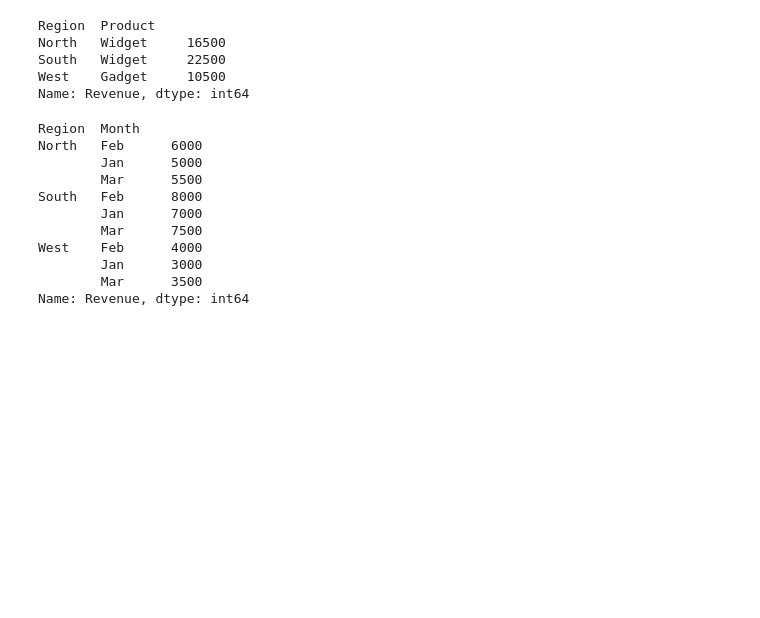
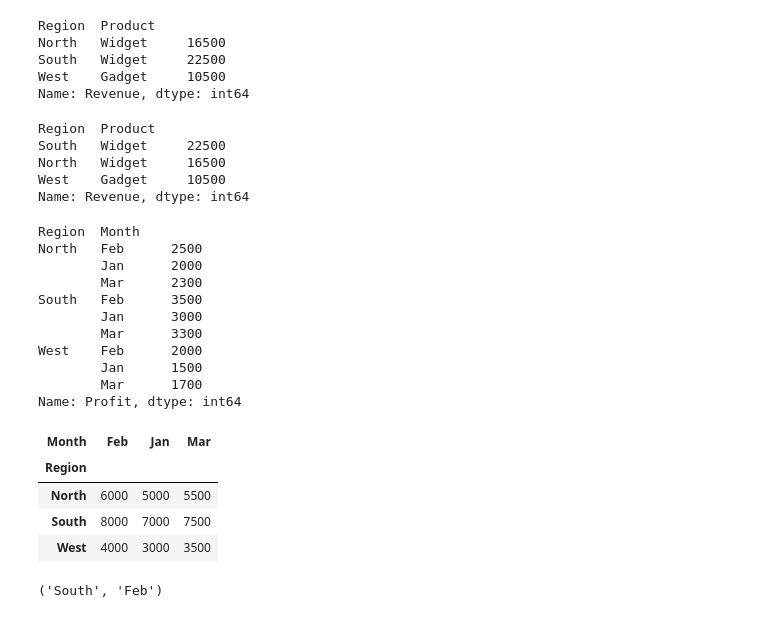
Before and after one commit to KEN-DATALABS/PROJECT-LIST, a Jupyter notebook: OneDrive/Documents/List Project/Project2.ipynb, the cells around one changed output. Saved outputs shown, nothing was run; the diff lists cells and outputs as text; code cells hidden in the pictures; blank space fills up the shorter version.

```diff
--- a/OneDrive/Documents/List Project/Project2.ipynb
+++ b/OneDrive/Documents/List Project/Project2.ipynb
@@ -1003,26 +1003,52 @@ North   Widget     16500
 South   Widget     22500
 West    Gadget     10500
 Name: Revenue, dtype: int64
+# %%
+top_products = (
+    sales_data.groupby(['Region', 'Product'])['Revenue']
+    .sum()
+    .sort_values(ascending=False)
+    .groupby(level=0)
+    .head(2)
+)
+top_products
+# %% [output]
+Region  Product
+South   Widget     22500
+North   Widget     16500
+West    Gadget     10500
+Name: Revenue, dtype: int64
 # %%
 sales_data['Profit'] = sales_data['Revenue'] - sales_data['Cost']
 # %%
-sales_data.groupby(['Region','Month'])['Revenue'].sum()
+sales_data.groupby(['Region','Month'])['Profit'].sum()
 # %% [output]
 Region  Month
-North   Feb      6000
-        Jan      5000
-        Mar      5500
-South   Feb      8000
-        Jan      7000
-        Mar      7500
-West    Feb      4000
+North   Feb      2500
+        Jan      2000
+        Mar      2300
+South   Feb      3500
         Jan      3000
-        Mar      3500
-Name: Revenue, dtype: int64
+        Mar      3300
+West    Feb      2000
+        Jan      1500
+        Mar      1700
+Name: Profit, dtype: int64
 # %%
 month = pd.pivot_table(sales_data,
-               values = 'Revenue'
-               columns = 'Months'
-               index = 'Month',
+               values = 'Revenue',
+               columns = 'Month',
+               index = 'Region',
                aggfunc = 'sum',
                fill_value = 0)
+month
+# %% [output]
+| Month | Feb | Jan | Mar |
+| Region |  |  |  |
+| North | 6000 | 5000 | 5500 |
+| South | 8000 | 7000 | 7500 |
+| West | 4000 | 3000 | 3500 |
+# %%
+sales_data.groupby(['Region','Month'])['Profit'].sum().idxmax()
+# %% [output]
+('South', 'Feb')
```
Also changed, not shown: parts of 1 cell of this notebook.
